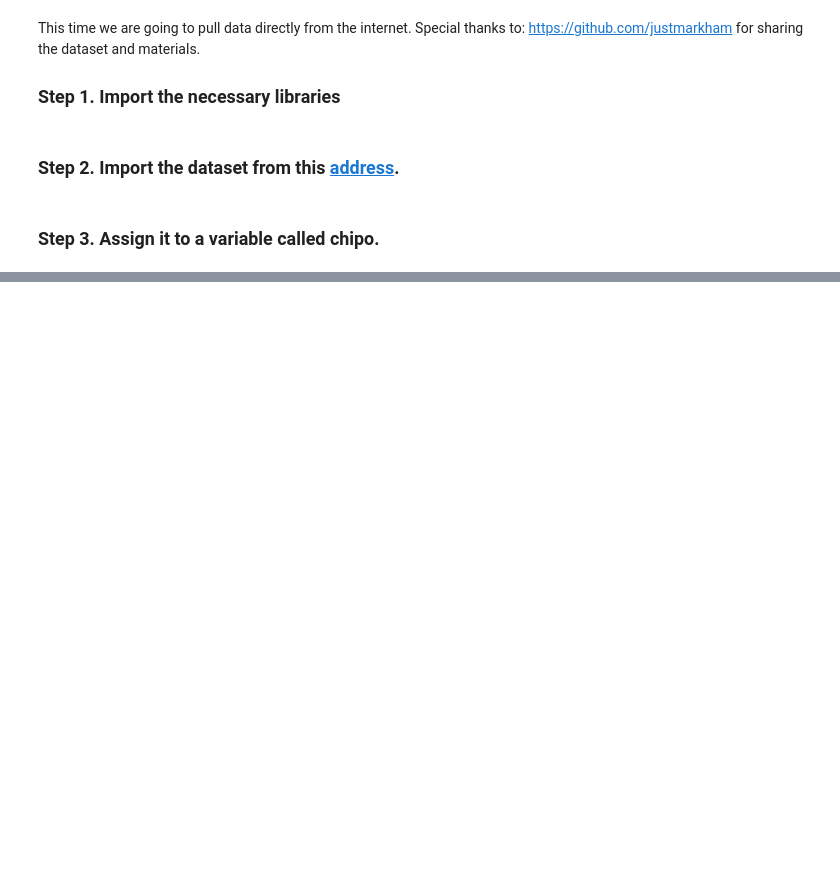
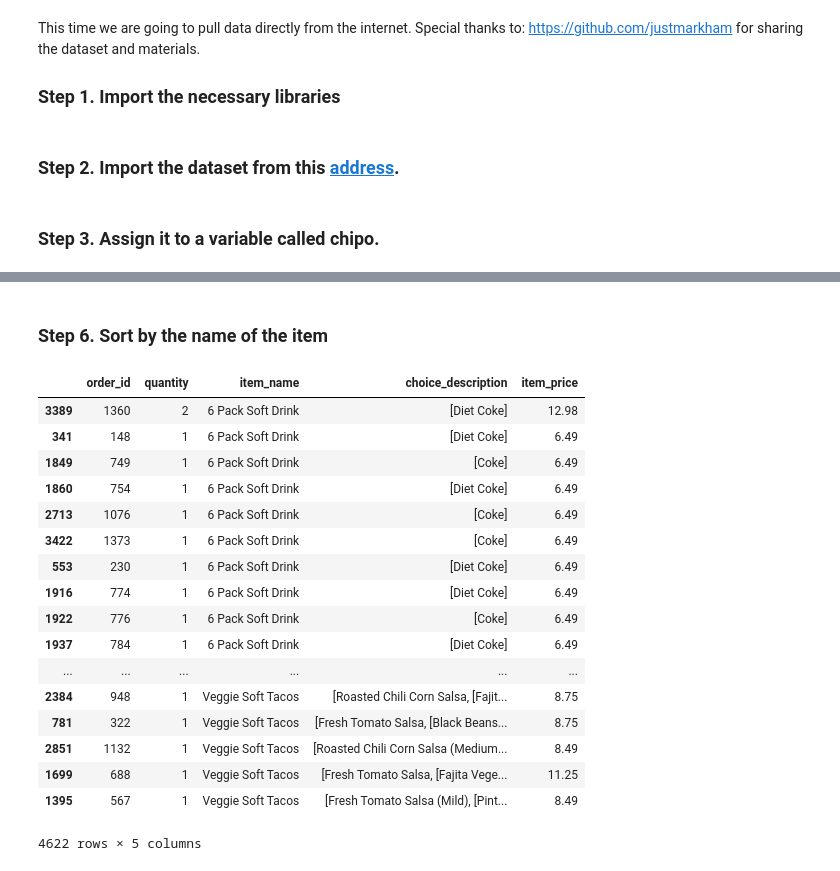
Before and after one commit to NavaneethanRajasekaran/Revising_Python, a Jupyter notebook: Exercises.ipynb, the cells around one changed output, grey strips where cells are left out. Saved outputs shown, nothing was run; the diff lists cells and outputs as text; code cells hidden in the pictures; blank space fills up the shorter version.

```diff
--- a/Exercises.ipynb
+++ b/Exercises.ipynb
@@ -160,0 +19,4 @@ chipo.item_name.value_counts().count()
+# %%
+price = lambda x : float(x[1:-1])
+chipo.item_price = chipo.item_price.apply(price)
+chipo.head()
@@ -160,0 +61,23 @@ chipo.item_name.value_counts().count()
+# %% [markdown]
+### Step 6. Sort by the name of the item
+# %%
+chipo.sort_values('item_name')
+# %% [output]
+|  | order_id | quantity | item_name | choice_description | item_price |
+| 3389 | 1360 | 2 | 6 Pack Soft Drink | [Diet Coke] | 12.98 |
+| 341 | 148 | 1 | 6 Pack Soft Drink | [Diet Coke] | 6.49 |
+| 1849 | 749 | 1 | 6 Pack Soft Drink | [Coke] | 6.49 |
+| 1860 | 754 | 1 | 6 Pack Soft Drink | [Diet Coke] | 6.49 |
+| 2713 | 1076 | 1 | 6 Pack Soft Drink | [Coke] | 6.49 |
+| 3422 | 1373 | 1 | 6 Pack Soft Drink | [Coke] | 6.49 |
+| 553 | 230 | 1 | 6 Pack Soft Drink | [Diet Coke] | 6.49 |
+| 1916 | 774 | 1 | 6 Pack Soft Drink | [Diet Coke] | 6.49 |
+| 1922 | 776 | 1 | 6 Pack Soft Drink | [Coke] | 6.49 |
+| 1937 | 784 | 1 | 6 Pack Soft Drink | [Diet Coke] | 6.49 |
+| ... | ... | ... | ... | ... | ... |
+| 2384 | 948 | 1 | Veggie Soft Tacos | [Roasted Chili Corn Salsa, [Fajit... | 8.75 |
+| 781 | 322 | 1 | Veggie Soft Tacos | [Fresh Tomato Salsa, [Black Beans... | 8.75 |
+| 2851 | 1132 | 1 | Veggie Soft Tacos | [Roasted Chili Corn Salsa (Medium... | 8.49 |
+| 1699 | 688 | 1 | Veggie Soft Tacos | [Fresh Tomato Salsa, [Fajita Vege... | 11.25 |
+| 1395 | 567 | 1 | Veggie Soft Tacos | [Fresh Tomato Salsa (Mild), [Pint... | 8.49 |
+4622 rows × 5 columns
```
Also changed, not shown: parts of 48 cells of this notebook.
